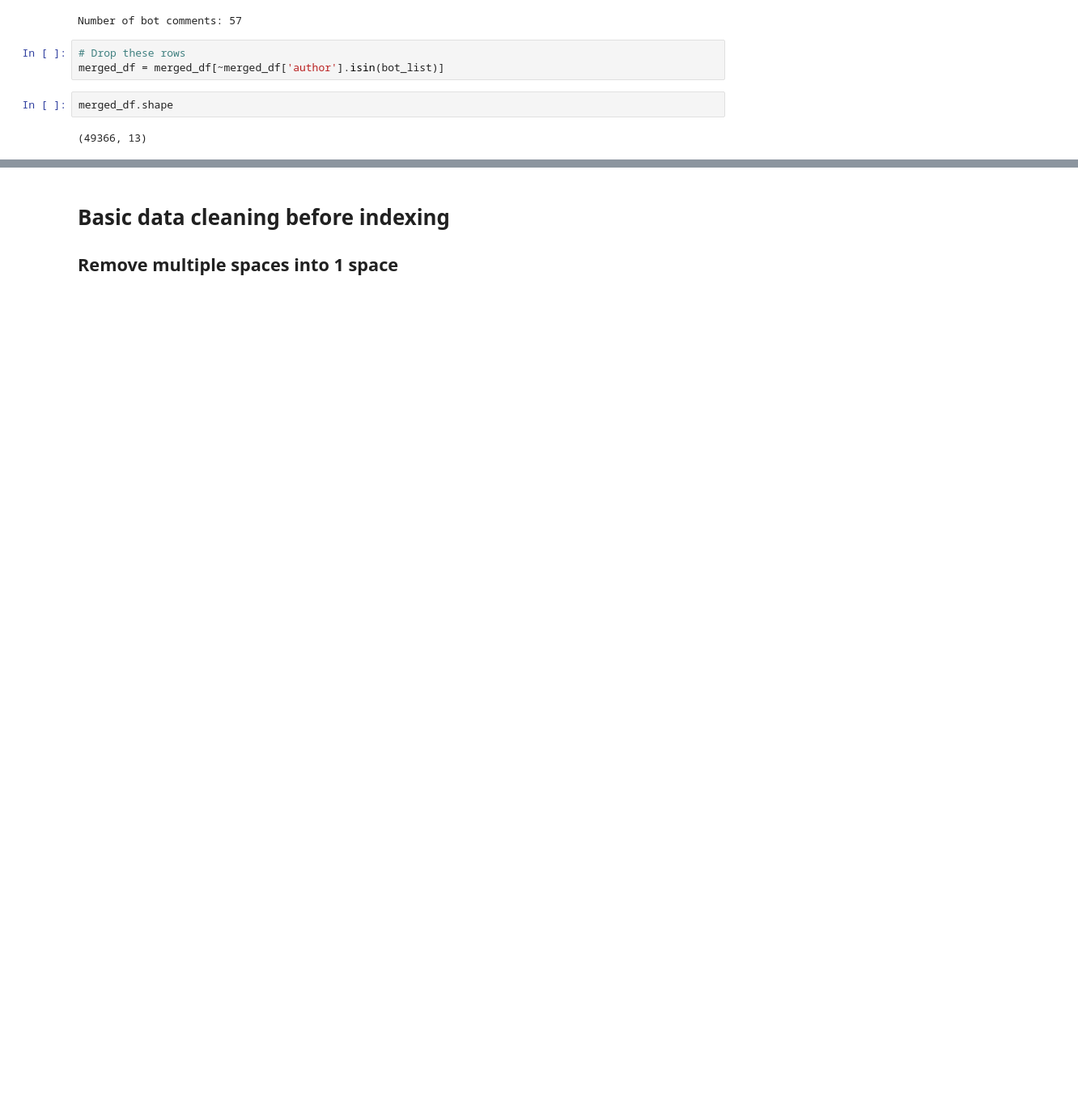
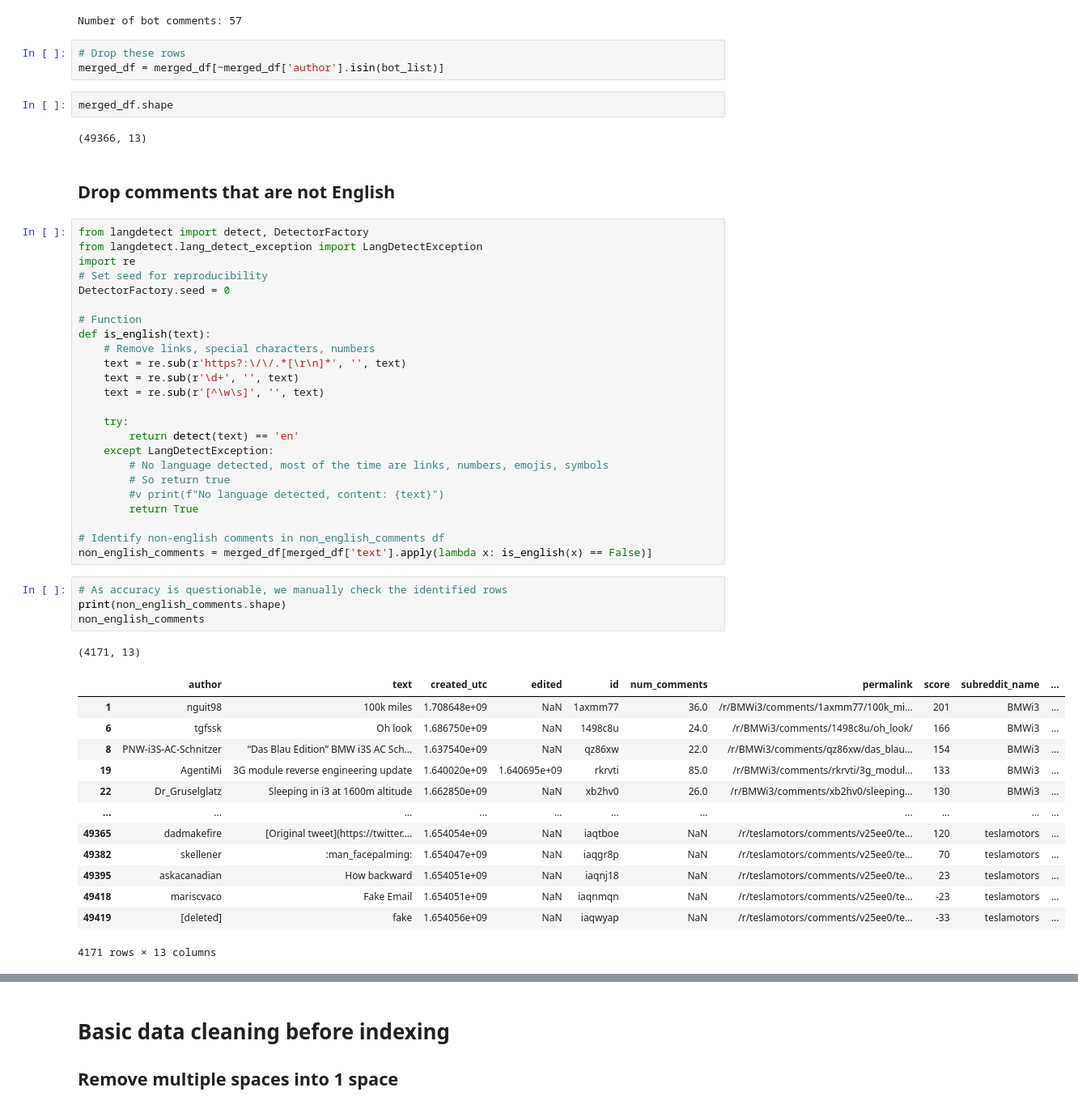
Before and after one commit to ao9000/SC4021-Project, a Jupyter notebook: data-preprocessing-for-solr.ipynb, the cells around one changed output, grey strips where cells are left out. Shown at 81% size. Drawn from its saved outputs; the diff is of its cells as text; blank space fills up the shorter version.

```diff
--- a/data-preprocessing-for-solr.ipynb
+++ b/data-preprocessing-for-solr.ipynb
@@ -118,3 +118,48 @@ merged_df = merged_df[~merged_df['author'].isin(bot_list)]
 merged_df.shape
 # %% [output]
 (49366, 13)
+# %% [markdown]
+## Drop comments that are not English
+# %%
+from langdetect import detect, DetectorFactory
+from langdetect.lang_detect_exception import LangDetectException
+import re
+# Set seed for reproducibility
+DetectorFactory.seed = 0
+
+# Function
+def is_english(text):
+    # Remove links, special characters, numbers
+    text = re.sub(r'https?:\/\/.*[\r\n]*', '', text)
+    text = re.sub(r'\d+', '', text)
+    text = re.sub(r'[^\w\s]', '', text)
+
+    try:
+        return detect(text) == 'en'
+    except LangDetectException:
+        # No language detected, most of the time are links, numbers, emojis, symbols
+        # So return true
+        #v print(f"No language detected, content: {text}")
+        return True
+
+# Identify non-english comments in non_english_comments df
+non_english_comments = merged_df[merged_df['text'].apply(lambda x: is_english(x) == False)]
+# %%
+# As accuracy is questionable, we manually check the identified rows
+print(non_english_comments.shape)
+non_english_comments
+# %% [output]
+(4171, 13)
+|  | author | text | created_utc | edited | id | num_comments | permalink | score | subreddit_name | ... |
+| 1 | nguit98 | 100k miles | 1.708648e+09 | NaN | 1axmm77 | 36.0 | /r/BMWi3/comments/1axmm77/100k_mi... | 201 | BMWi3 | ... |
+| 6 | tgfssk | Oh look | 1.686750e+09 | NaN | 1498c8u | 24.0 | /r/BMWi3/comments/1498c8u/oh_look/ | 166 | BMWi3 | ... |
+| 8 | PNW-i3S-AC-Schnitzer | “Das Blau Edition” BMW i3S AC Sch... | 1.637540e+09 | NaN | qz86xw | 22.0 | /r/BMWi3/comments/qz86xw/das_blau... | 154 | BMWi3 | ... |
+| 19 | AgentiMi | 3G module reverse engineering update | 1.640020e+09 | 1.640695e+09 | rkrvti | 85.0 | /r/BMWi3/comments/rkrvti/3g_modul... | 133 | BMWi3 | ... |
+| 22 | Dr_Gruselglatz | Sleeping in i3 at 1600m altitude | 1.662850e+09 | NaN | xb2hv0 | 26.0 | /r/BMWi3/comments/xb2hv0/sleeping... | 130 | BMWi3 | ... |
+| ... | ... | ... | ... | ... | ... | ... | ... | ... | ... | ... |
+| 49365 | dadmakefire | [Original tweet](https://twitter.... | 1.654054e+09 | NaN | iaqtboe | NaN | /r/teslamotors/comments/v25ee0/te... | 120 | teslamotors | ... |
+| 49382 | skellener | :man_facepalming: | 1.654047e+09 | NaN | iaqgr8p | NaN | /r/teslamotors/comments/v25ee0/te... | 70 | teslamotors | ... |
+| 49395 | askacanadian | How backward | 1.654051e+09 | NaN | iaqnj18 | NaN | /r/teslamotors/comments/v25ee0/te... | 23 | teslamotors | ... |
+| 49418 | mariscvaco | Fake Email | 1.654051e+09 | NaN | iaqnmqn | NaN | /r/teslamotors/comments/v25ee0/te... | -23 | teslamotors | ... |
+| 49419 | [deleted] | fake | 1.654056e+09 | NaN | iaqwyap | NaN | /r/teslamotors/comments/v25ee0/te... | -33 | teslamotors | ... |
+4171 rows × 13 columns
```
Also changed, not shown: parts of 11 cells of this notebook, 1 other file.
